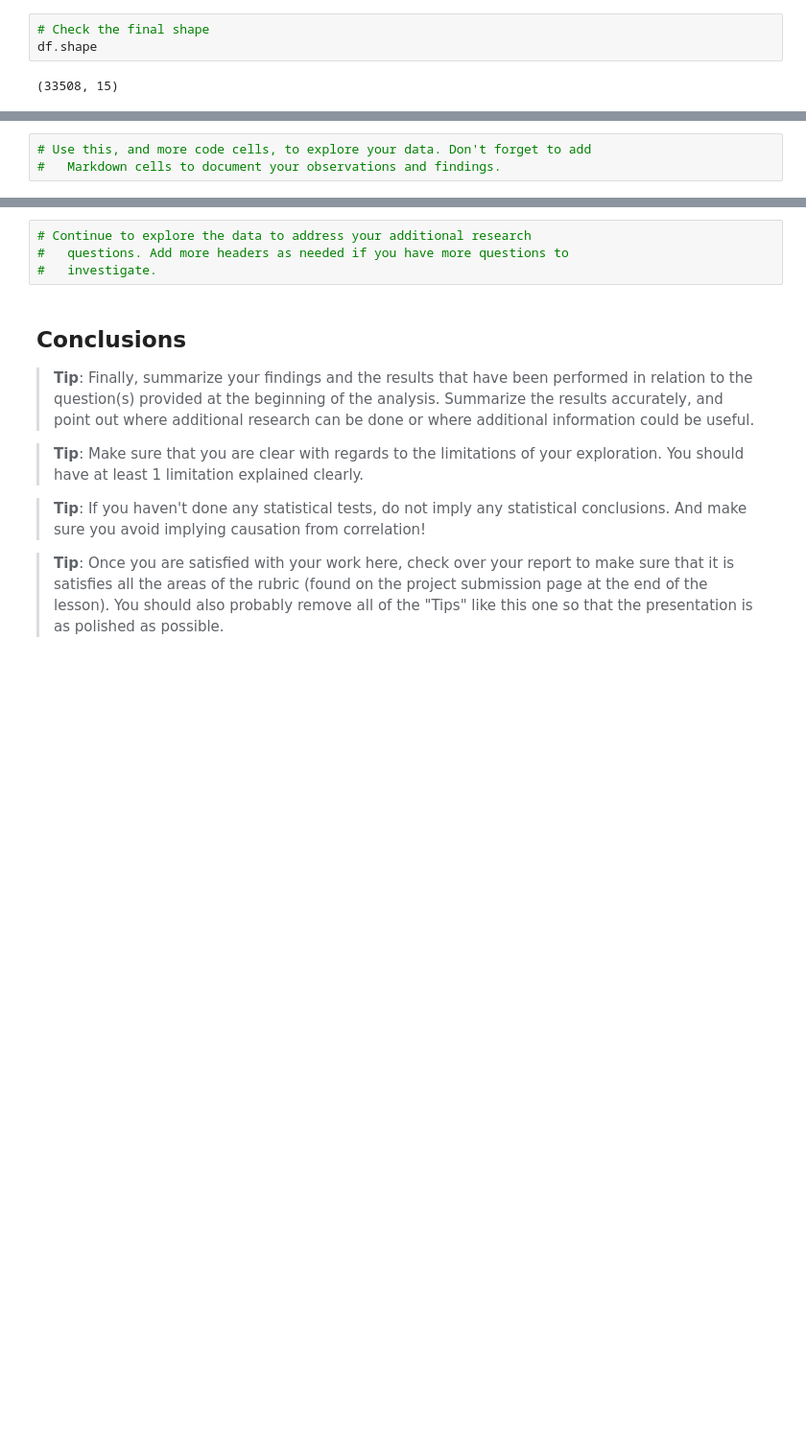
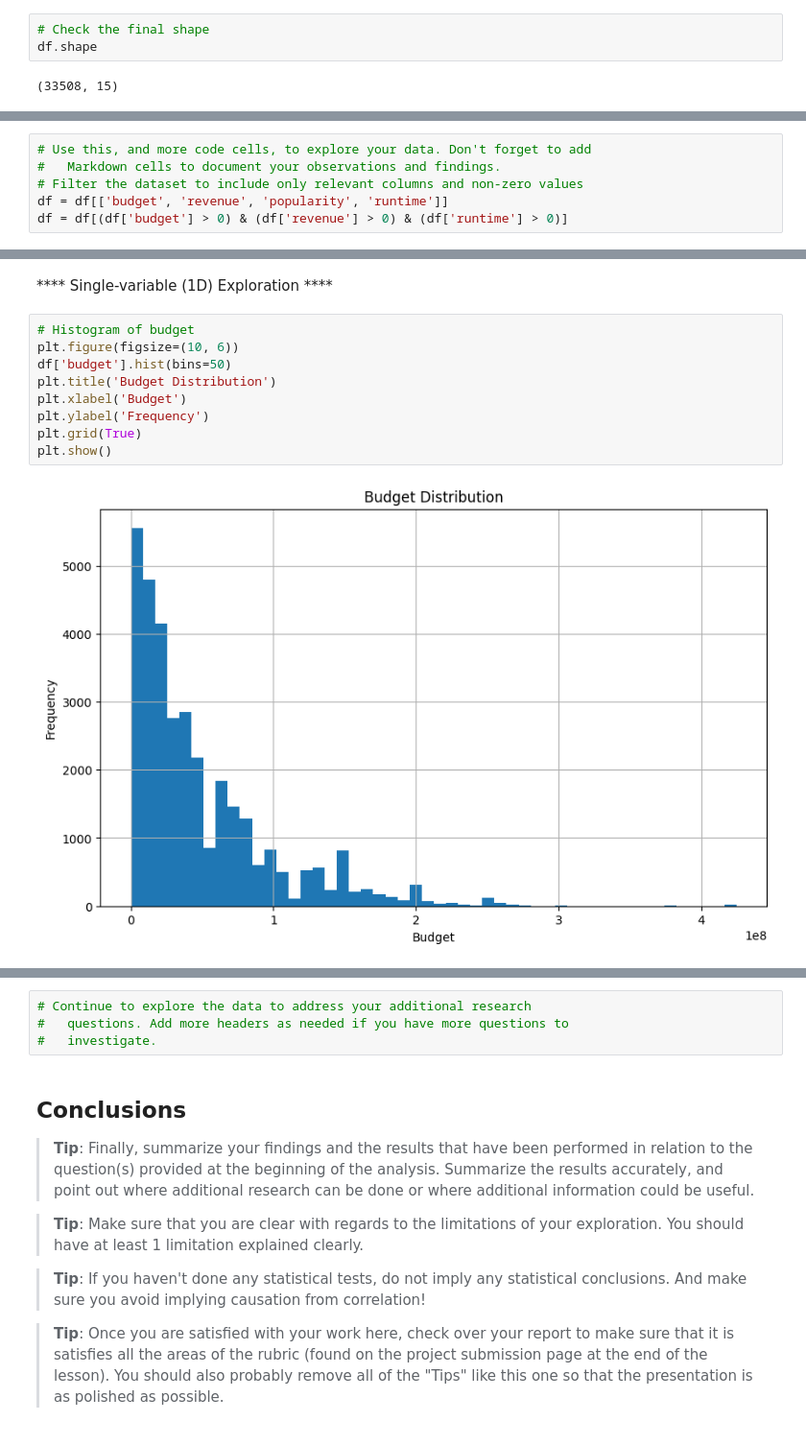
Before and after one commit to PrzemekJedruch/Project_Invest_Movies_Data, a Jupyter notebook: Investigate_a_Dataset.ipynb, the cells around one changed output, grey strips where cells are left out. Shown at 96% size. Cells and saved outputs as stored; diff of their text form; blank space fills up the shorter version.

```diff
--- a/Investigate_a_Dataset.ipynb
+++ b/Investigate_a_Dataset.ipynb
@@ -308,3 +313,6 @@ df.head()
 # %%
 # Use this, and more code cells, to explore your data. Don't forget to add
 #   Markdown cells to document your observations and findings.
+# Filter the dataset to include only relevant columns and non-zero values
+df = df[['budget', 'revenue', 'popularity', 'runtime']]
+df = df[(df['budget'] > 0) & (df['revenue'] > 0) & (df['runtime'] > 0)]
@@ -312,0 +359,13 @@ df.head()
+# %% [markdown]
+**** Single-variable (1D) Exploration ****
+# %%
+# Histogram of budget
+plt.figure(figsize=(10, 6))
+df['budget'].hist(bins=50)
+plt.title('Budget Distribution')
+plt.xlabel('Budget')
+plt.ylabel('Frequency')
+plt.grid(True)
+plt.show()
+# %% [output]
+[figure, added]
```
Also changed, not shown: parts of 26 cells of this notebook, 1 other file.
